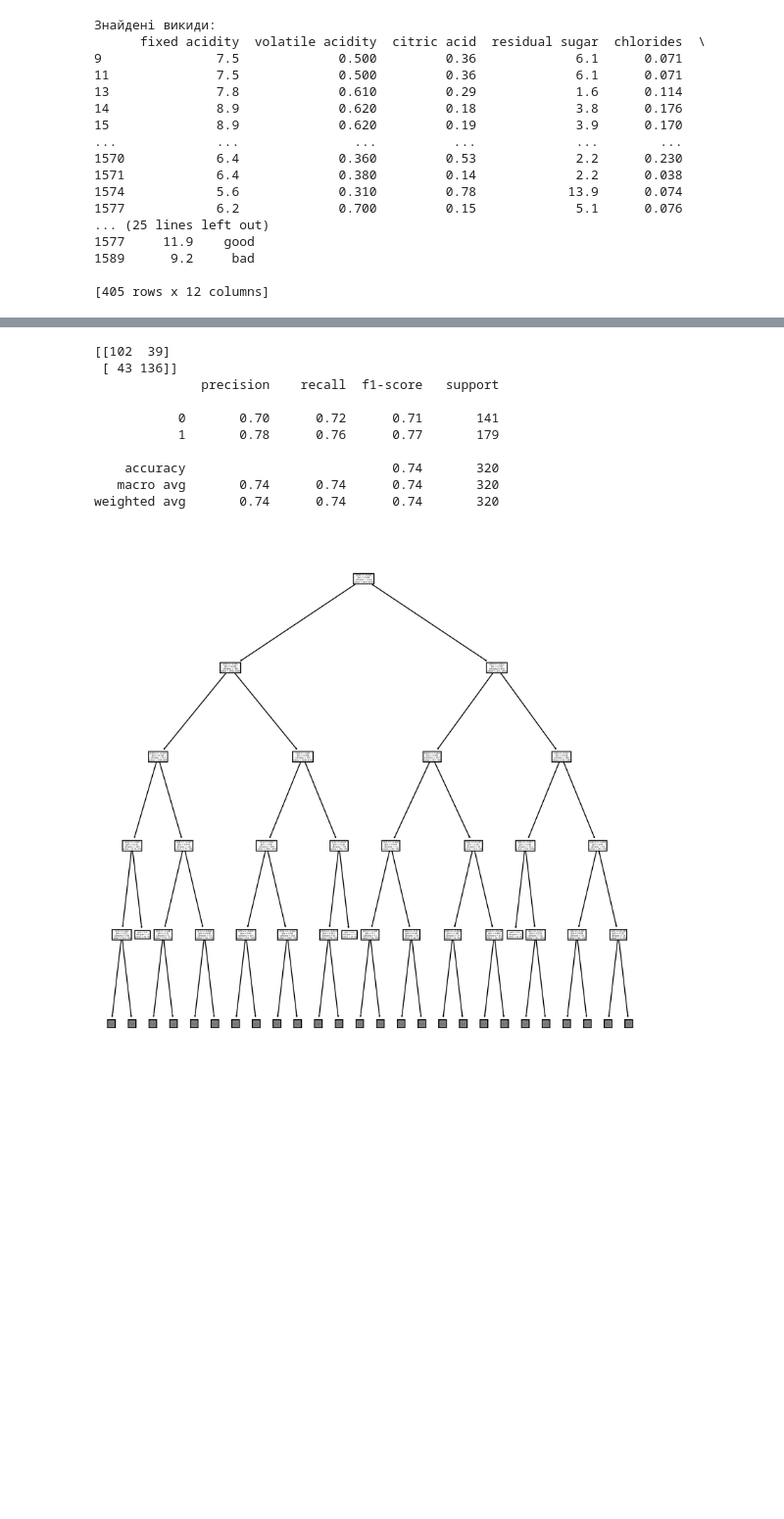
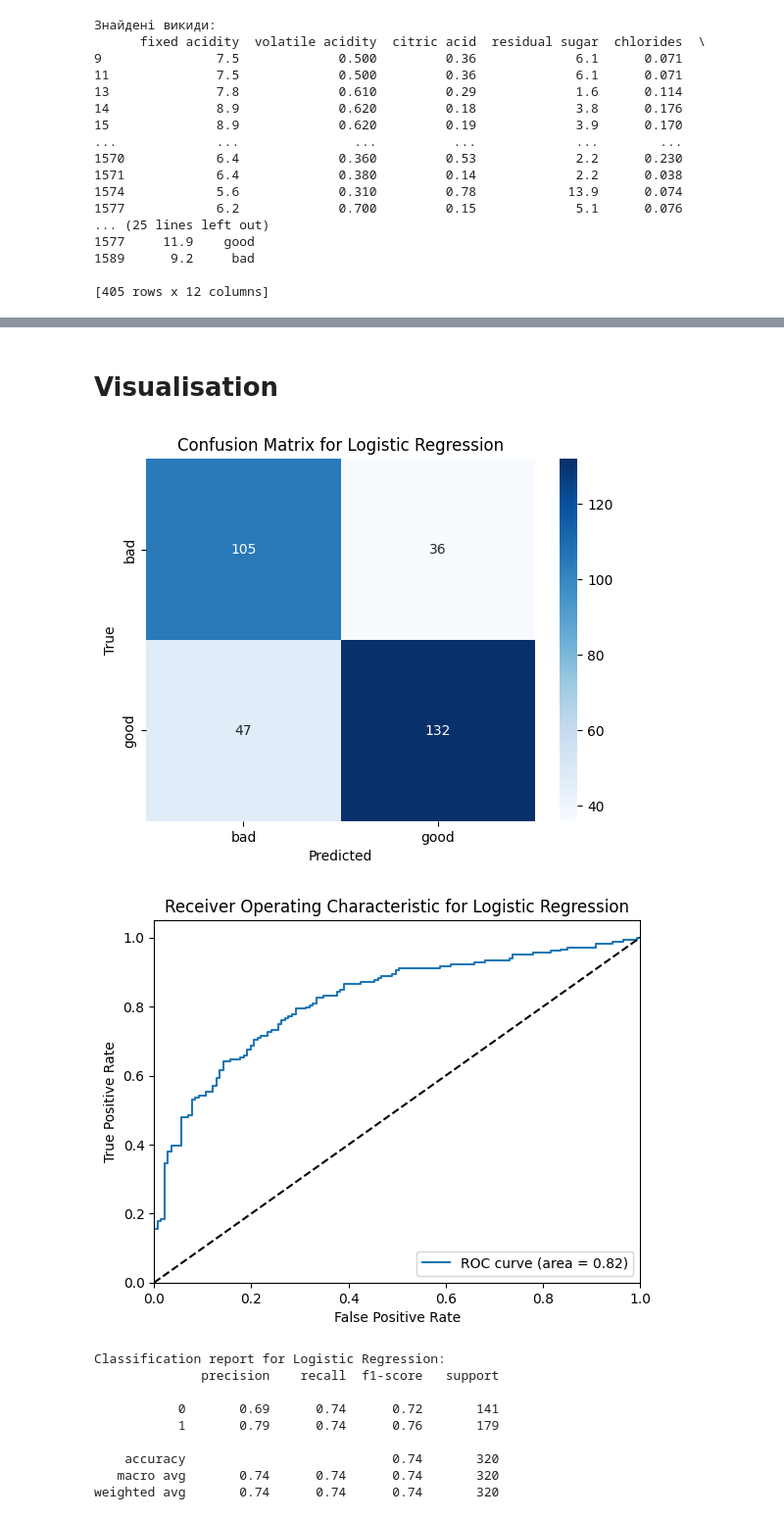
Before and after one commit to makelick/wine_quality_binary_classification, a Jupyter notebook: course_work.ipynb, the cells around one changed output, grey strips where cells are left out. Shown at 98% size. Saved outputs shown, nothing was run; the diff lists cells and outputs as text; code cells hidden in the pictures; blank space fills up the shorter version.

```diff
--- a/course_work.ipynb
+++ b/course_work.ipynb
@@ -181,22 +170,49 @@ y_pred = dec_tree.predict(X_test)
-# %%
-# Оцінка результатів
-print(confusion_matrix(y_test, y_pred))
-print(classification_report(y_test, y_pred))
-# %% [output]
-[[102  39]
- [ 43 136]]
-              precision    recall  f1-score   support
-
-           0       0.70      0.72      0.71       141
-           1       0.78      0.76      0.77       179
-
-    accuracy                           0.74       320
-   macro avg       0.74      0.74      0.74       320
-weighted avg       0.74      0.74      0.74       320
-# %%
-# Візуалізація дерева рішень
-fig, ax = plt.subplots(figsize=(10, 10), dpi=500)
-tree.plot_tree(dec_tree, ax=ax, max_depth=4)
-plt.show()
-# %% [output]
-[figure, removed]
+# %% [markdown]
+# Visualisation
+# %%
+# Графік ROC
+def plot_roc_curve(name, y_true, y_scores):
+    fpr, tpr, _ = roc_curve(y_true, y_scores)
+    roc_auc = auc(fpr, tpr)
+    plt.plot(fpr, tpr, label='ROC curve (area = %0.2f)' % roc_auc)
+    plt.plot([0, 1], [0, 1], 'k--')
+    plt.xlim([0.0, 1.0])
+    plt.ylim([0.0, 1.05])
+    plt.xlabel('False Positive Rate')
+    plt.ylabel('True Positive Rate')
+    plt.title(f'Receiver Operating Characteristic for {name}')
+    plt.legend(loc="lower right")
+    plt.show()
+
+def plot_conf_matrix(model, name, class_labels):
+    cm = confusion_matrix(y_true=y_test, y_pred=model.predict(X_test))
+    confusion_df = pd.DataFrame(cm, index=class_labels, columns=class_labels)
+    sns.heatmap(confusion_df, annot=True, fmt='d', cmap="Blues")
+    plt.title(f'Confusion Matrix for {name}')
+    plt.xlabel('Predicted')
+    plt.ylabel('True')
+    plt.show()
+# %%
+models = [log_reg, dec_tree]
+names = ['Logistic Regression', 'Decision Tree']
+
+for model, name in zip(models, names):
+
+    plot_conf_matrix(model, name, ['bad', 'good'])
+
+    plot_roc_curve(name, y_test, model.predict_proba(X_test)[:, 1])
+
+    report = classification_report(y_test, model.predict(X_test))
+    print(f'Classification report for {name}:', report, sep='\n')
+# %% [output]
+[figure, added]
+[figure, added]
+Classification report for Logistic Regression:
+              precision    recall  f1-score   support
+
+           0       0.69      0.74      0.72       141
+           1       0.79      0.74      0.76       179
+
+    accuracy                           0.74       320
+   macro avg       0.74      0.74      0.74       320
+weighted avg       0.74      0.74      0.74       320
```
Also changed, not shown: parts of 14 cells of this notebook.
